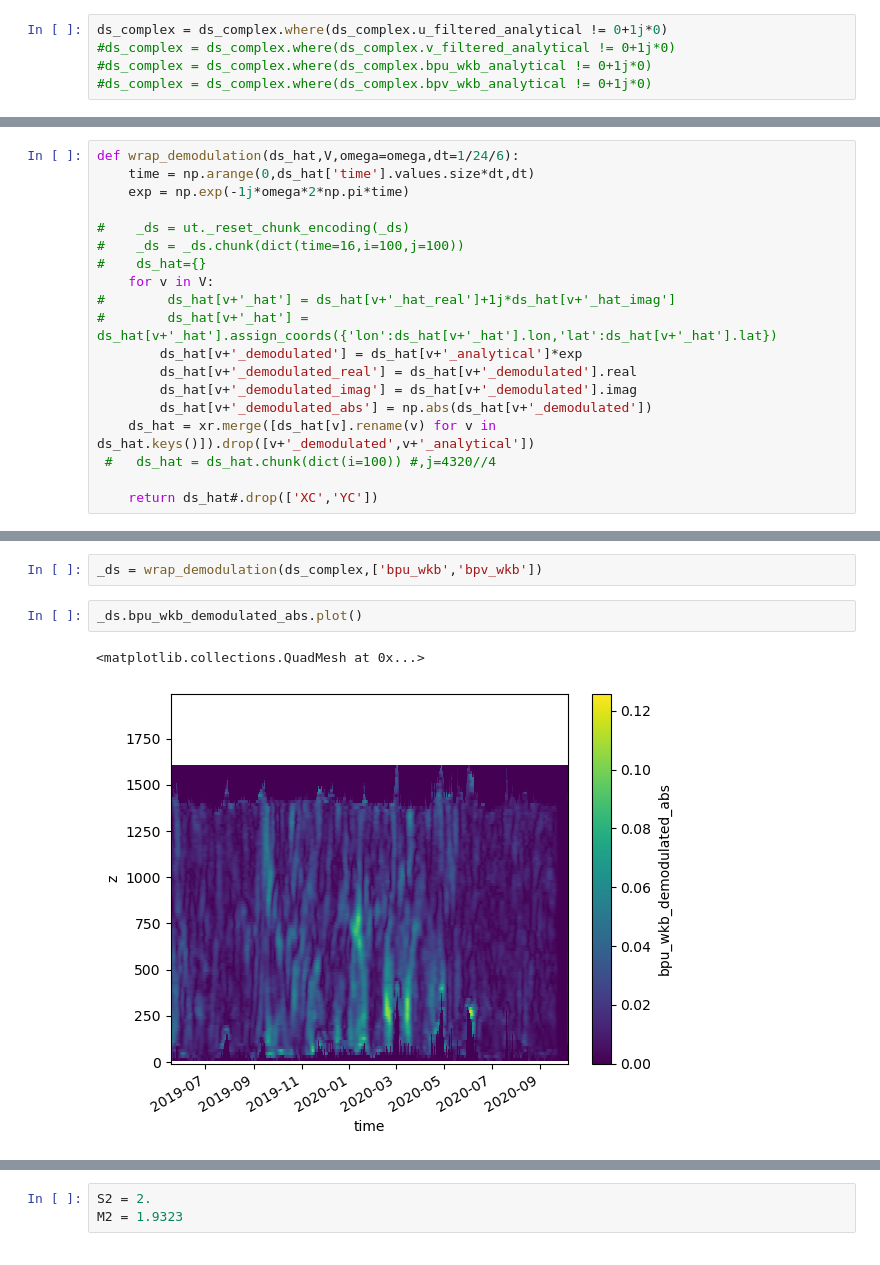
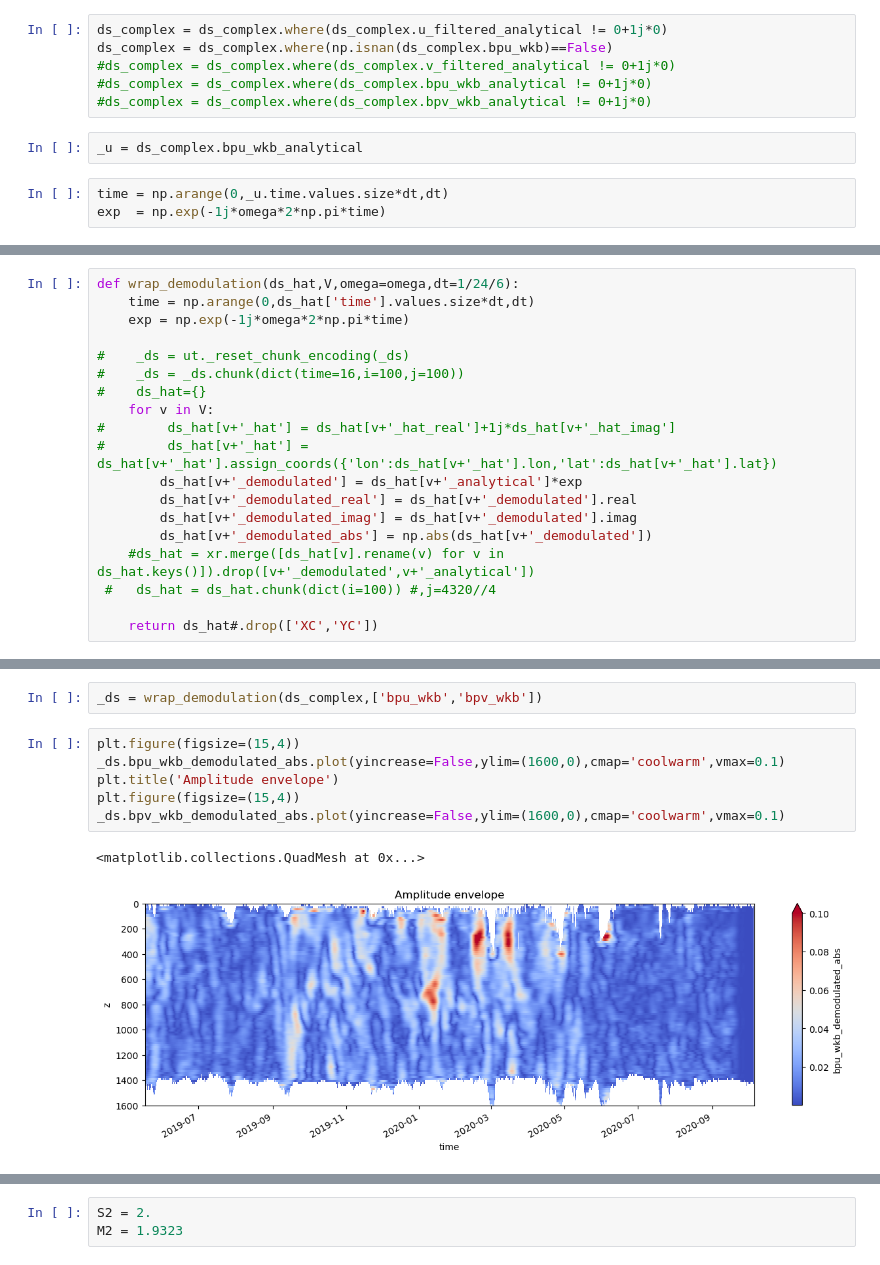
Before and after one commit to zcasparco/NIW, a Jupyter notebook: dev/Demodulation.ipynb, the cells around one changed output, grey strips where cells are left out. Saved outputs shown, nothing was run; the diff lists cells and outputs as text.

```diff
--- a/dev/Demodulation.ipynb
+++ b/dev/Demodulation.ipynb
@@ -85,6 +114,12 @@ Data variables: (12/23)
     proc time:        2022-05-09T19:08:16
 # %%
 ds_complex = ds_complex.where(ds_complex.u_filtered_analytical != 0+1j*0)
+ds_complex = ds_complex.where(np.isnan(ds_complex.bpu_wkb)==False)
 #ds_complex = ds_complex.where(ds_complex.v_filtered_analytical != 0+1j*0)
 #ds_complex = ds_complex.where(ds_complex.bpu_wkb_analytical != 0+1j*0)
 #ds_complex = ds_complex.where(ds_complex.bpv_wkb_analytical != 0+1j*0)
+# %%
+_u = ds_complex.bpu_wkb_analytical
+# %%
+time = np.arange(0,_u.time.values.size*dt,dt)
+exp  = np.exp(-1j*omega*2*np.pi*time)
@@ -156,7 +220,7 @@ def wrap_demodulation(ds_hat,V,omega=omega,dt=1/24/6):
         ds_hat[v+'_demodulated_real'] = ds_hat[v+'_demodulated'].real
         ds_hat[v+'_demodulated_imag'] = ds_hat[v+'_demodulated'].imag
         ds_hat[v+'_demodulated_abs'] = np.abs(ds_hat[v+'_demodulated'])
-    ds_hat = xr.merge([ds_hat[v].rename(v) for v in ds_hat.keys()]).drop([v+'_demodulated',v+'_analytical'])
+    #ds_hat = xr.merge([ds_hat[v].rename(v) for v in ds_hat.keys()]).drop([v+'_demodulated',v+'_analytical'])
  #   ds_hat = ds_hat.chunk(dict(i=100)) #,j=4320//4
 
     return ds_hat#.drop(['XC','YC'])
@@ -163,7 +247,11 @@ def wrap_demodulation(ds_hat,V,omega=omega,dt=1/24/6):
 # %%
 _ds = wrap_demodulation(ds_complex,['bpu_wkb','bpv_wkb'])
 # %%
-_ds.bpu_wkb_demodulated_abs.plot()
+plt.figure(figsize=(15,4))
+_ds.bpu_wkb_demodulated_abs.plot(yincrease=False,ylim=(1600,0),cmap='coolwarm',vmax=0.1)
+plt.title('Amplitude envelope')
+plt.figure(figsize=(15,4))
+_ds.bpv_wkb_demodulated_abs.plot(yincrease=False,ylim=(1600,0),cmap='coolwarm',vmax=0.1)
 # %% [output]
 <matplotlib.collections.QuadMesh at 0x...>
-[figure, old version]
+[figure, new version]
```
Also changed, not shown: parts of 30 cells of this notebook, 2 other files.
